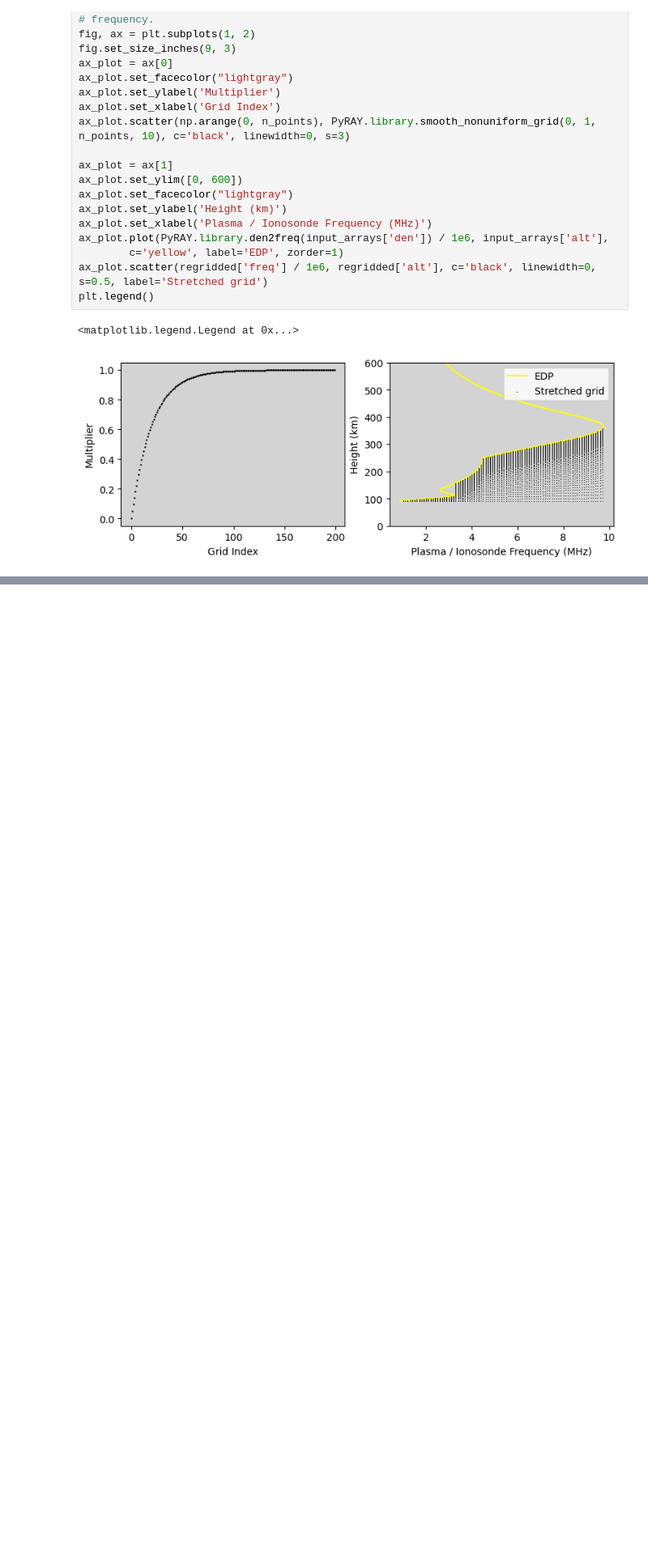
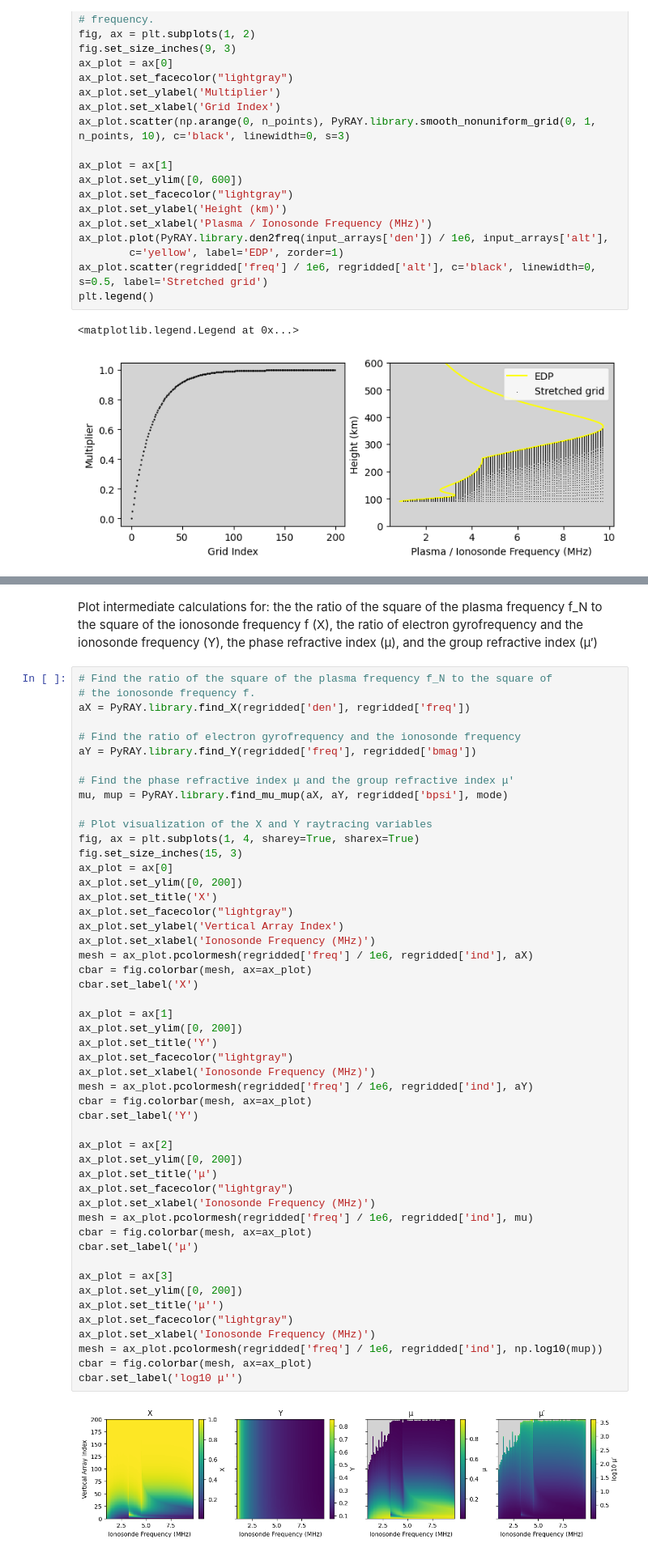
Before and after one commit to victoriyaforsythe/PyRayHF, a Jupyter notebook: docs/tutorials/Example_How_PyRAY_Works.ipynb, the cells around one changed output, grey strips where cells are left out. Shown at 81% size. Saved outputs shown, nothing was run; the diff lists cells and outputs as text; blank space fills up the shorter version.

```diff
--- a/docs/tutorials/Example_How_PyRAY_Works.ipynb
+++ b/docs/tutorials/Example_How_PyRAY_Works.ipynb
@@ -109,3 +110,57 @@ cbar = fig.colorbar(mesh, ax=ax_plot)
 cbar.set_label('B$_ψ$ (°)')
 # %% [output]
 [figure]
+# %% [markdown]
+Plot intermediate calculations for: the the ratio of the square of the plasma frequency f_N to the square of the ionosonde frequency f (X), the ratio of electron gyrofrequency and the ionosonde frequency (Y), the phase refractive index (μ), and the group refractive index (μ′)
+# %%
+# Find the ratio of the square of the plasma frequency f_N to the square of
+# the ionosonde frequency f.
+aX = PyRAY.library.find_X(regridded['den'], regridded['freq'])
+
+# Find the ratio of electron gyrofrequency and the ionosonde frequency
+aY = PyRAY.library.find_Y(regridded['freq'], regridded['bmag'])
+
+# Find the phase refractive index μ and the group refractive index μ′
+mu, mup = PyRAY.library.find_mu_mup(aX, aY, regridded['bpsi'], mode)
+
+# Plot visualization of the X and Y raytracing variables
+fig, ax = plt.subplots(1, 4, sharey=True, sharex=True)
+fig.set_size_inches(15, 3)
+ax_plot = ax[0]
+ax_plot.set_ylim([0, 200])
+ax_plot.set_title('X')
+ax_plot.set_facecolor("lightgray")
+ax_plot.set_ylabel('Vertical Array Index')
+ax_plot.set_xlabel('Ionosonde Frequency (MHz)')
+mesh = ax_plot.pcolormesh(regridded['freq'] / 1e6, regridded['ind'], aX)
+cbar = fig.colorbar(mesh, ax=ax_plot)
+cbar.set_label('X')
+
+ax_plot = ax[1]
+ax_plot.set_ylim([0, 200])
+ax_plot.set_title('Y')
+ax_plot.set_facecolor("lightgray")
+ax_plot.set_xlabel('Ionosonde Frequency (MHz)')
+mesh = ax_plot.pcolormesh(regridded['freq'] / 1e6, regridded['ind'], aY)
+cbar = fig.colorbar(mesh, ax=ax_plot)
+cbar.set_label('Y')
+
+ax_plot = ax[2]
+ax_plot.set_ylim([0, 200])
+ax_plot.set_title('μ')
+ax_plot.set_facecolor("lightgray")
+ax_plot.set_xlabel('Ionosonde Frequency (MHz)')
+mesh = ax_plot.pcolormesh(regridded['freq'] / 1e6, regridded['ind'], mu)
+cbar = fig.colorbar(mesh, ax=ax_plot)
+cbar.set_label('μ')
+
+ax_plot = ax[3]
+ax_plot.set_ylim([0, 200])
+ax_plot.set_title('μ′')
+ax_plot.set_facecolor("lightgray")
+ax_plot.set_xlabel('Ionosonde Frequency (MHz)')
+mesh = ax_plot.pcolormesh(regridded['freq'] / 1e6, regridded['ind'], np.log10(mup))
+cbar = fig.colorbar(mesh, ax=ax_plot)
+cbar.set_label('log10 μ′')
+# %% [output]
+[figure, added]
```
Also changed, not shown: parts of 4 cells of this notebook, 2 other files.
